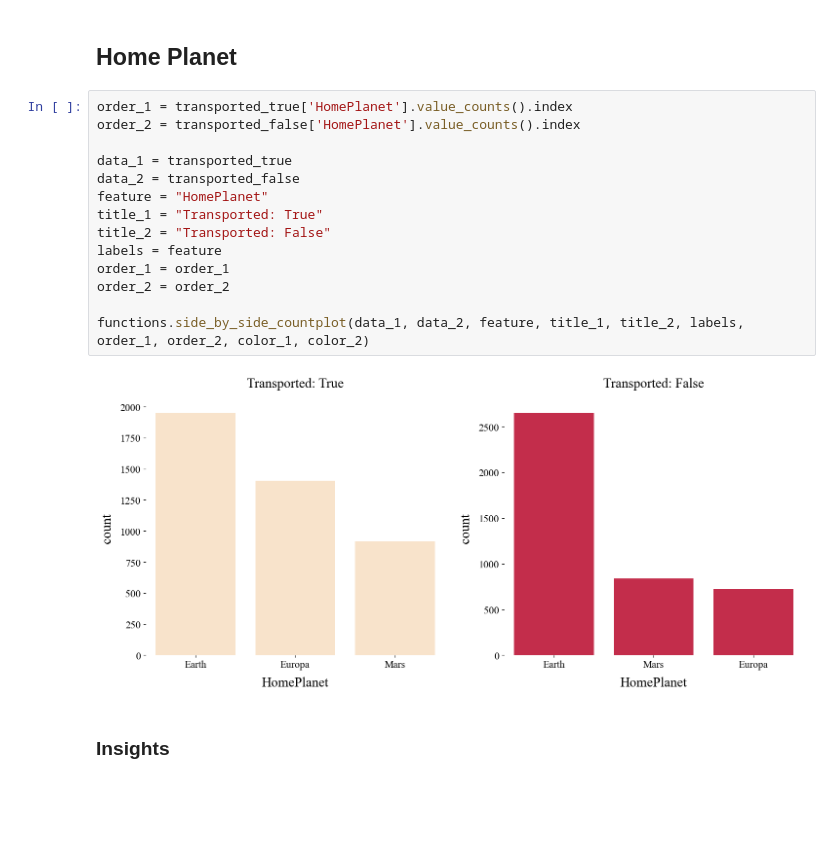
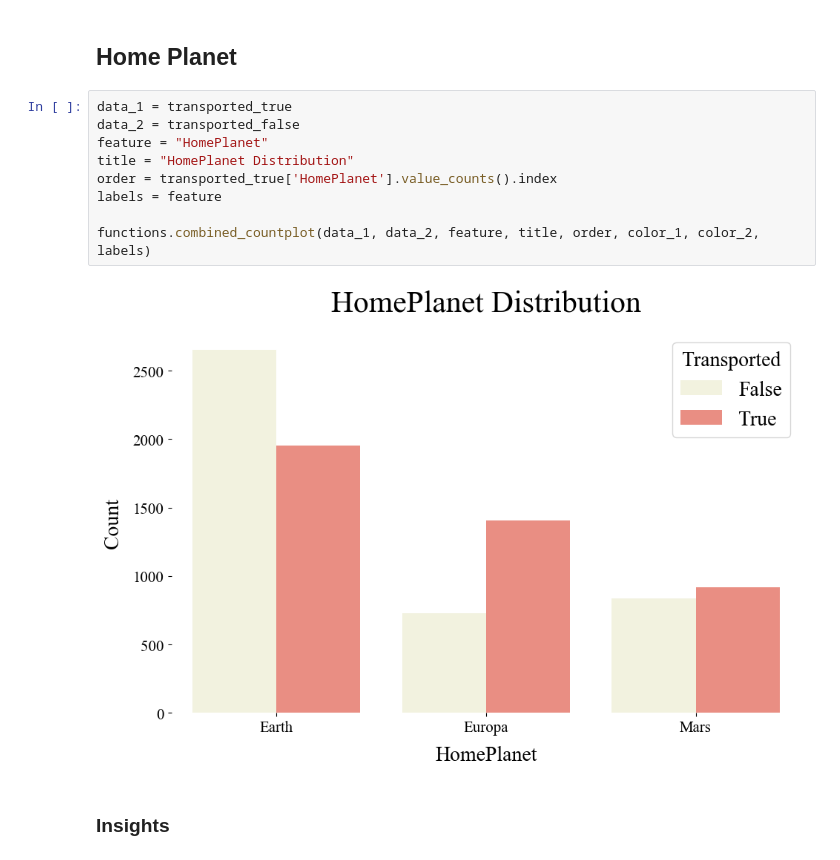
Before and after one commit to KevinNourian/Titanic, a Jupyter notebook: Notebooks/Titanic EDA 2.0.1.ipynb, the cells around one changed output. Drawn from its saved outputs; the diff is of its cells as text; blank space fills up the shorter version.

```diff
--- a/Notebooks/Titanic EDA 2.0.1.ipynb
+++ b/Notebooks/Titanic EDA 2.0.1.ipynb
@@ -130,22 +112,17 @@ plt.show()
 > * **This is a balanced dataset.**
 # %% [markdown]
 ## **Home Planet**
-# %%
-order_1 = transported_true['HomePlanet'].value_counts().index
-order_2 = transported_false['HomePlanet'].value_counts().index
-
-data_1 = transported_true
-data_2 = transported_false
-feature = "HomePlanet"
-title_1 = "Transported: True"
-title_2 = "Transported: False"
-labels = feature
-order_1 = order_1
-order_2 = order_2
-
-functions.side_by_side_countplot(data_1, data_2, feature, title_1, title_2, labels, order_1, order_2, color_1, color_2)
-# %% [output]
-[figure, removed]
+# %%
+data_1 = transported_true
+data_2 = transported_false
+feature = "HomePlanet"
+title = "HomePlanet Distribution"
+order = transported_true['HomePlanet'].value_counts().index
+labels = feature
+
+functions.combined_countplot(data_1, data_2, feature, title, order, color_1, color_2, labels)
+# %% [output]
+[figure, added]
 # %% [markdown]
 ### **Insights**
 # %% [markdown]
```
Also changed, not shown: parts of 12 cells of this notebook, 2 other files.
